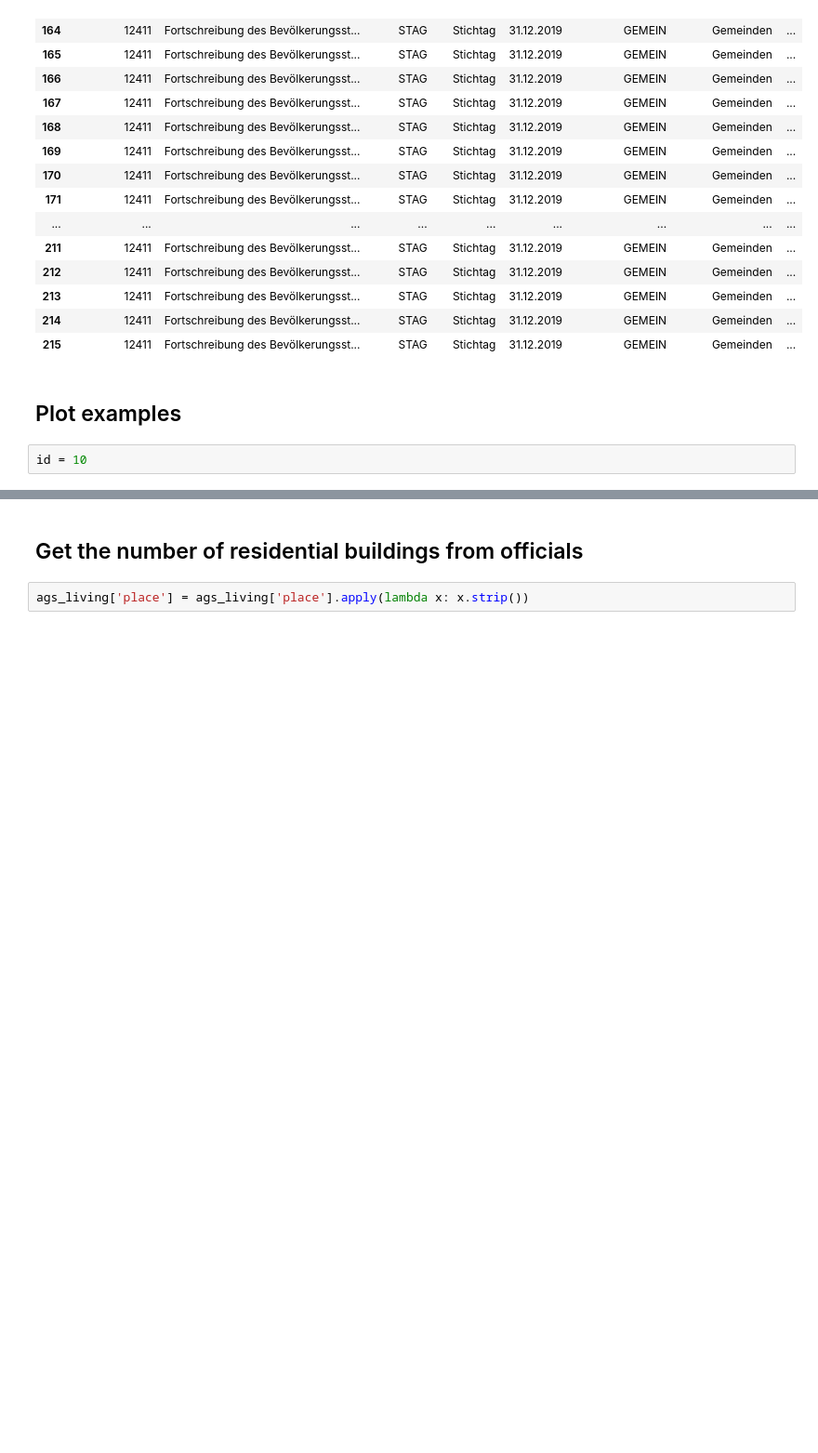
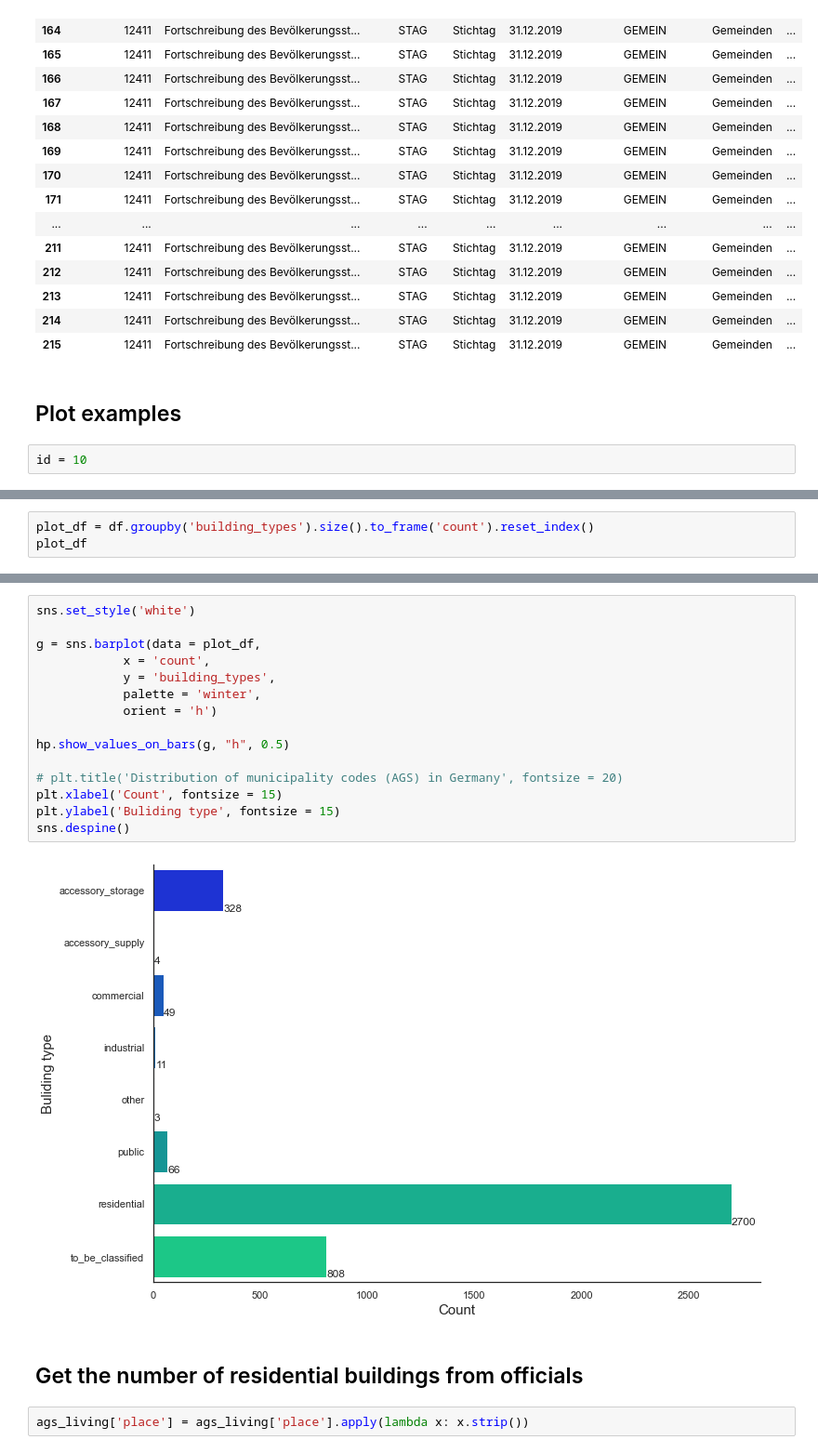
Before and after one commit to o0oBluePhoenixo0o/CheapAtlas, a Jupyter notebook: notebooks/0_EDA.ipynb, the cells around one changed output, grey strips where cells are left out. Shown at 93% size. Drawn from its saved outputs; the diff is of its cells as text; blank space fills up the shorter version.

Commit message:
Add framework for building classification pipeline

```diff
--- a/notebooks/0_EDA.ipynb
+++ b/notebooks/0_EDA.ipynb
@@ -188,0 +159,3 @@ Name: building_types, dtype: int64
+# %%
+plot_df = df.groupby('building_types').size().to_frame('count').reset_index()
+plot_df
@@ -189,3 +172,20 @@ Name: building_types, dtype: int64
+# %%
+sns.set_style('white')
+
+g = sns.barplot(data = plot_df,
+            x = 'count',
+            y = 'building_types',
+            palette = 'winter',
+            orient = 'h')
+
+hp.show_values_on_bars(g, "h", 0.5)
+
+# plt.title('Distribution of municipality codes (AGS) in Germany', fontsize = 20)
+plt.xlabel('Count', fontsize = 15)
+plt.ylabel('Buliding type', fontsize = 15)
+sns.despine()
+# %% [output]
+[figure, added]
 # %% [markdown]
 ## Get the number of residential buildings from officials
 # %%
```
Also changed, not shown: parts of 16 cells of this notebook, 11 other files.
